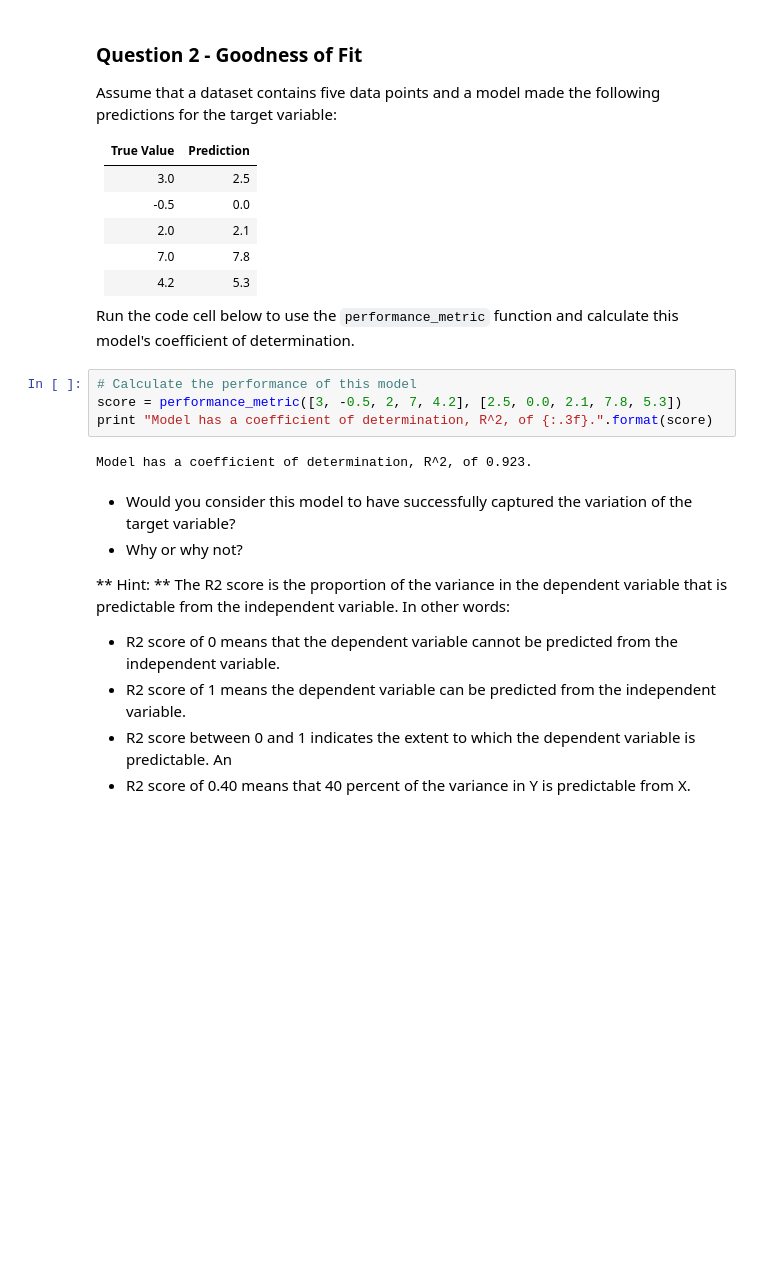
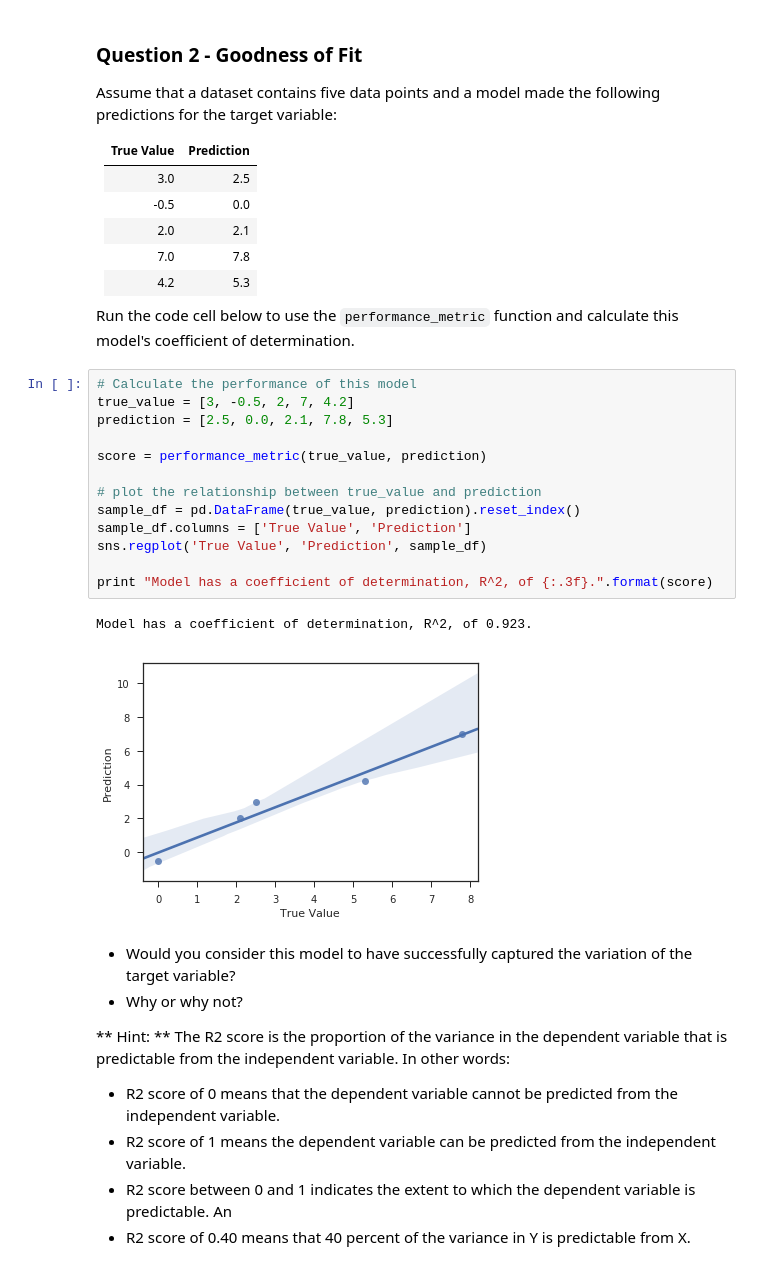
Before and after one commit to DimasAdinugroho/machine-learning-nanodegree, a Jupyter notebook: boston_housing/boston_housing.ipynb, the cells around one changed output. Drawn from its saved outputs; the diff is of its cells as text; blank space fills up the shorter version.

```diff
--- a/boston_housing/boston_housing.ipynb
+++ b/boston_housing/boston_housing.ipynb
@@ -149,10 +160,20 @@ Assume that a dataset contains five data points and a model made the following p
 Run the code cell below to use the `performance_metric` function and calculate this model's coefficient of determination.
 # %%
 # Calculate the performance of this model
-score = performance_metric([3, -0.5, 2, 7, 4.2], [2.5, 0.0, 2.1, 7.8, 5.3])
+true_value = [3, -0.5, 2, 7, 4.2]
+prediction = [2.5, 0.0, 2.1, 7.8, 5.3]
+
+score = performance_metric(true_value, prediction)
+
+# plot the relationship between true_value and prediction
+sample_df = pd.DataFrame(true_value, prediction).reset_index()
+sample_df.columns = ['True Value', 'Prediction']
+sns.regplot('True Value', 'Prediction', sample_df)
+
 print "Model has a coefficient of determination, R^2, of {:.3f}.".format(score)
 # %% [output]
 Model has a coefficient of determination, R^2, of 0.923.
+[figure, added]
 # %% [markdown]
 * Would you consider this model to have successfully captured the variation of the target variable?
 * Why or why not?
```
Also changed, not shown: parts of 11 cells of this notebook, 1 other file.
